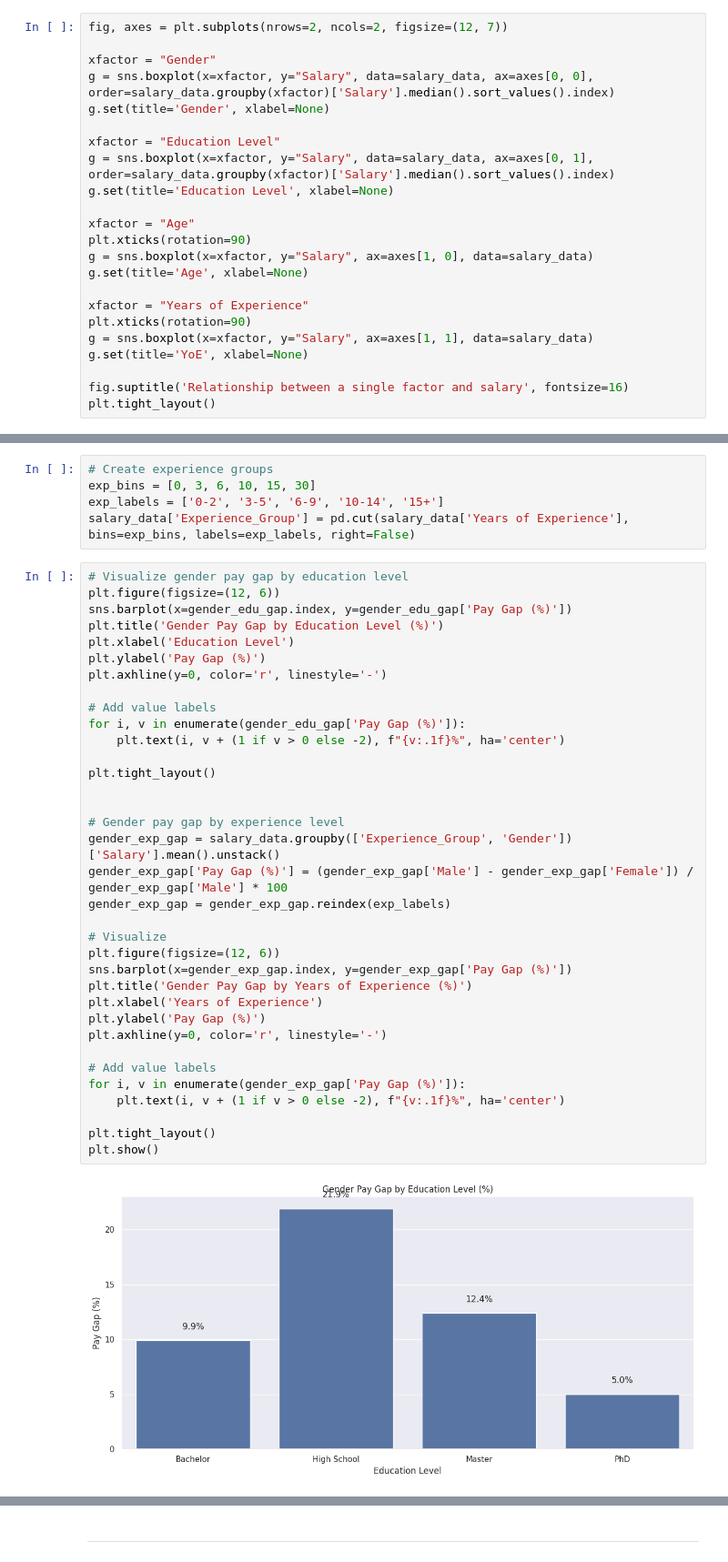
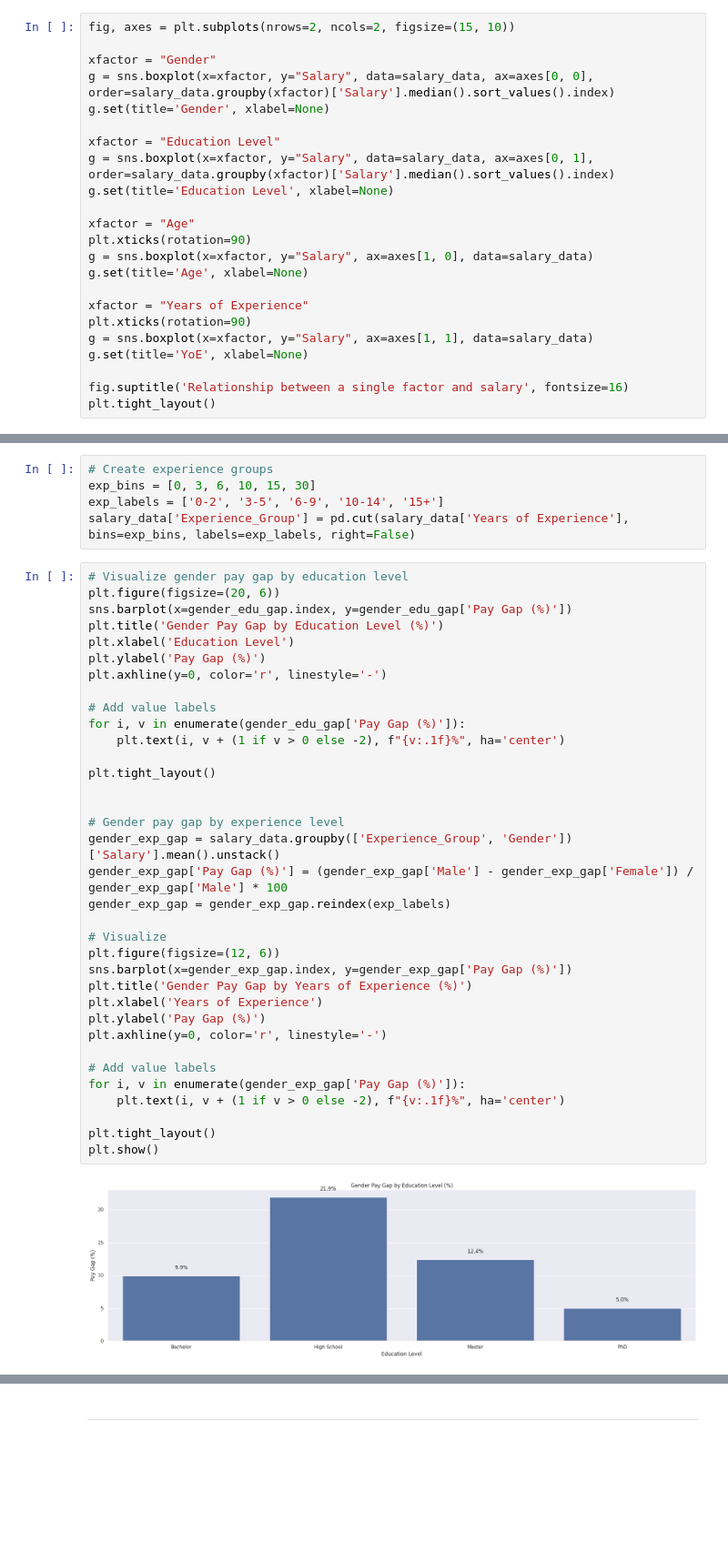
Before and after one commit to desi-C/How-Much-Are-We-Worth, a Jupyter notebook: salary_predictor_csc_447_final_project_main.ipynb, the cells around one changed output, grey strips where cells are left out. Shown at 91% size. Saved outputs shown, nothing was run; the diff lists cells and outputs as text; blank space fills up the shorter version.

```diff
--- a/salary_predictor_csc_447_final_project_main.ipynb
+++ b/salary_predictor_csc_447_final_project_main.ipynb
@@ -177,7 +177,7 @@ Observations:
 * The salary of participants with a higher degree is higher. (Phd > Master > Bachelor > High School)
 * The salary roughly increases as the age and YoE increase.
 # %%
-fig, axes = plt.subplots(nrows=2, ncols=2, figsize=(12, 7))
+fig, axes = plt.subplots(nrows=2, ncols=2, figsize=(15, 10))
 
 xfactor = "Gender"
 g = sns.boxplot(x=xfactor, y="Salary", data=salary_data, ax=axes[0, 0], order=salary_data.groupby(xfactor)['Salary'].median().sort_values().index)
@@ -658,41 +658,41 @@ exp_labels = ['0-2', '3-5', '6-9', '10-14', '15+']
 salary_data['Experience_Group'] = pd.cut(salary_data['Years of Experience'], bins=exp_bins, labels=exp_labels, right=False)
 # %%
 # Visualize gender pay gap by education level
-plt.figure(figsize=(12, 6))
+plt.figure(figsize=(20, 6))
 sns.barplot(x=gender_edu_gap.index, y=gender_edu_gap['Pay Gap (%)'])
 plt.title('Gender Pay Gap by Education Level (%)')
 plt.xlabel('Education Level')
 plt.ylabel('Pay Gap (%)')
 plt.axhline(y=0, color='r', linestyle='-')
 
 # Add value labels
 for i, v in enumerate(gender_edu_gap['Pay Gap (%)']):
     plt.text(i, v + (1 if v > 0 else -2), f"{v:.1f}%", ha='center')
 
 plt.tight_layout()
 
 
 # Gender pay gap by experience level
 gender_exp_gap = salary_data.groupby(['Experience_Group', 'Gender'])['Salary'].mean().unstack()
 gender_exp_gap['Pay Gap (%)'] = (gender_exp_gap['Male'] - gender_exp_gap['Female']) / gender_exp_gap['Male'] * 100
 gender_exp_gap = gender_exp_gap.reindex(exp_labels)
 
 # Visualize
 plt.figure(figsize=(12, 6))
 sns.barplot(x=gender_exp_gap.index, y=gender_exp_gap['Pay Gap (%)'])
 plt.title('Gender Pay Gap by Years of Experience (%)')
 plt.xlabel('Years of Experience')
 plt.ylabel('Pay Gap (%)')
 plt.axhline(y=0, color='r', linestyle='-')
 
 # Add value labels
 for i, v in enumerate(gender_exp_gap['Pay Gap (%)']):
     plt.text(i, v + (1 if v > 0 else -2), f"{v:.1f}%", ha='center')
 
 plt.tight_layout()
 plt.show()
 # %% [output]
-[figure, old version]
+[figure, new version]
 [figure]
 # %% [markdown]
 <hr>
```
Also changed, not shown: parts of 15 cells of this notebook.
